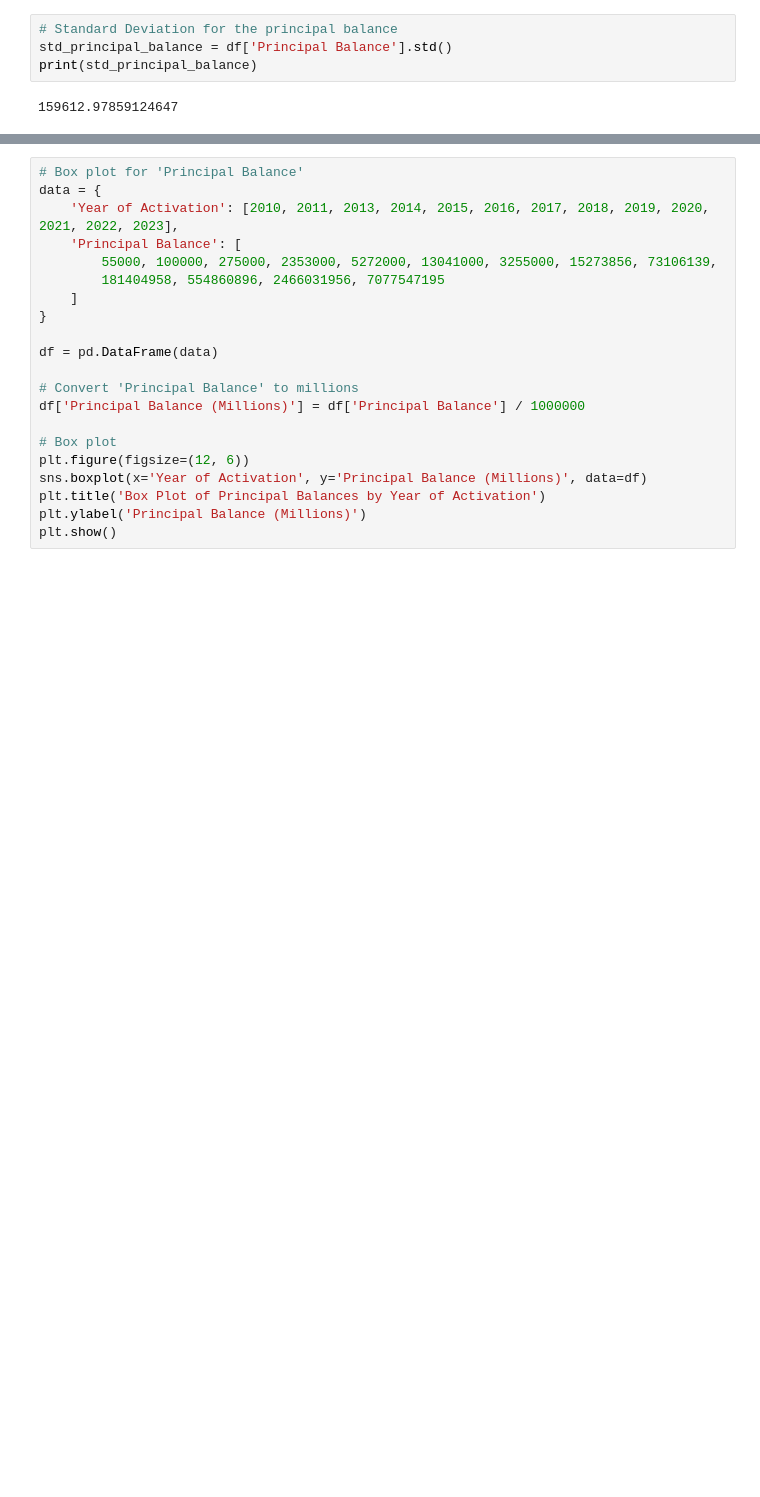
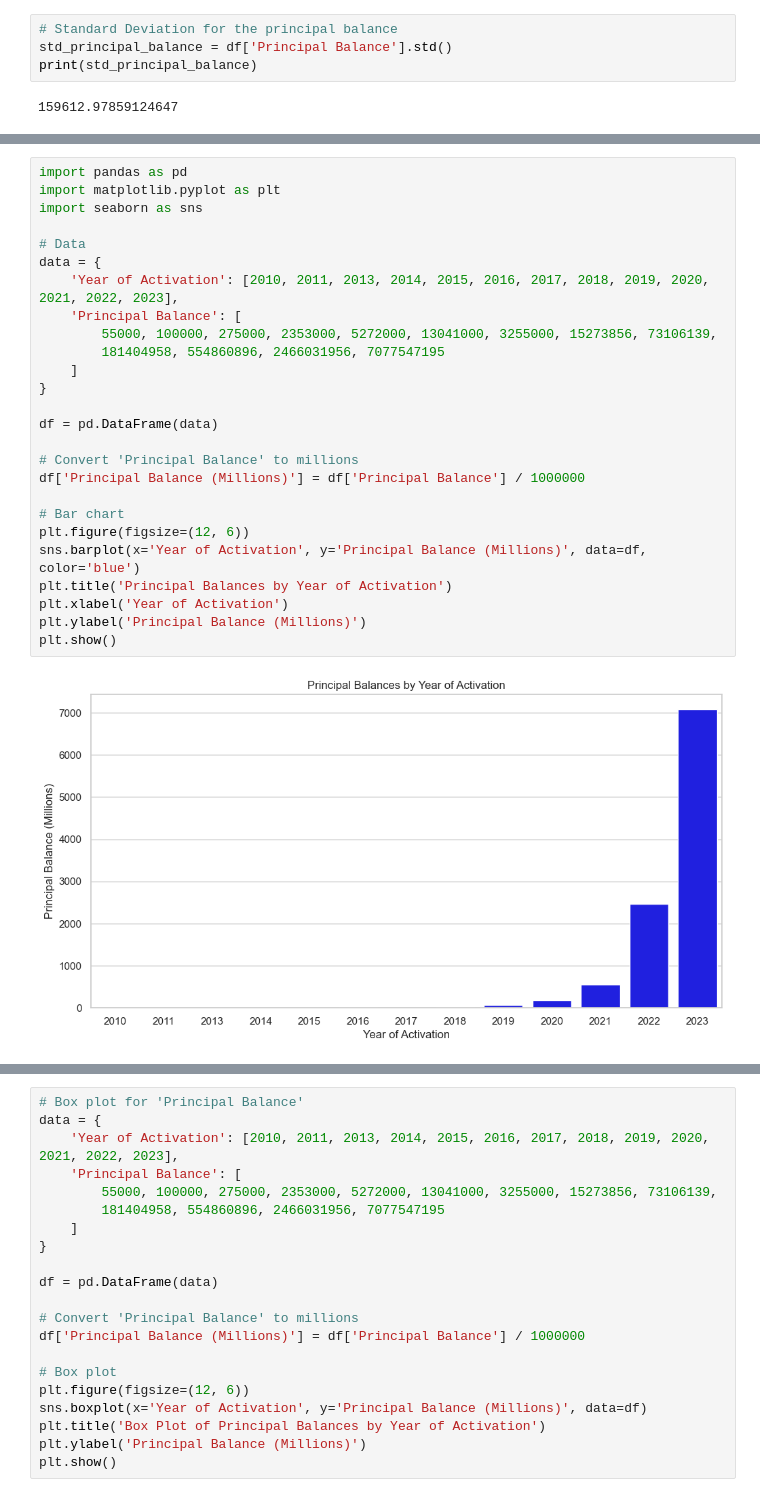
Before and after one commit to 1Wambugu/Final-project, a Jupyter notebook: analysis.ipynb, the cells around one changed output, grey strips where cells are left out. Drawn from its saved outputs; the diff is of its cells as text; blank space fills up the shorter version.

```diff
--- a/analysis.ipynb
+++ b/analysis.ipynb
@@ -30,0 +106,28 @@ print(std_principal_balance)
+# %%
+import pandas as pd
+import matplotlib.pyplot as plt
+import seaborn as sns
+
+# Data
+data = {
+    'Year of Activation': [2010, 2011, 2013, 2014, 2015, 2016, 2017, 2018, 2019, 2020, 2021, 2022, 2023],
+    'Principal Balance': [
+        55000, 100000, 275000, 2353000, 5272000, 13041000, 3255000, 15273856, 73106139,
+        181404958, 554860896, 2466031956, 7077547195
+    ]
+}
+
+df = pd.DataFrame(data)
+
+# Convert 'Principal Balance' to millions
+df['Principal Balance (Millions)'] = df['Principal Balance'] / 1000000
+
+# Bar chart
+plt.figure(figsize=(12, 6))
+sns.barplot(x='Year of Activation', y='Principal Balance (Millions)', data=df, color='blue')
+plt.title('Principal Balances by Year of Activation')
+plt.xlabel('Year of Activation')
+plt.ylabel('Principal Balance (Millions)')
+plt.show()
+# %% [output]
+[figure, added]
```
Also changed, not shown: parts of 8 cells of this notebook, 3 other files.
